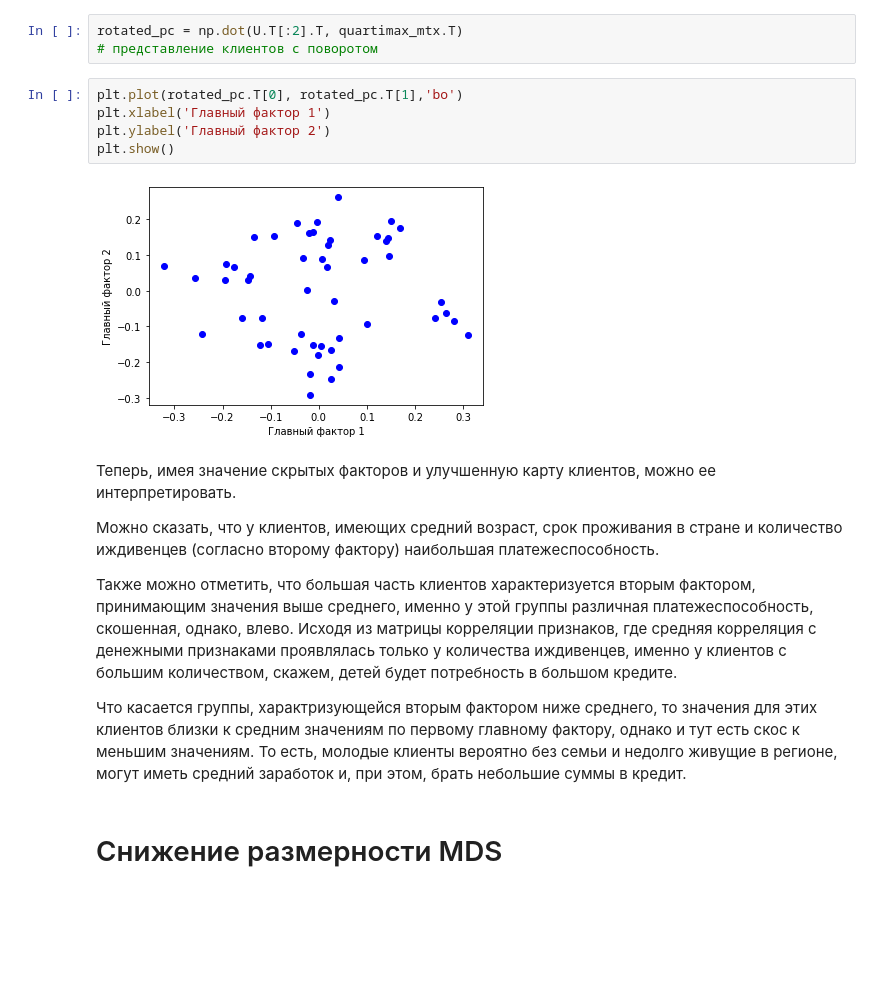
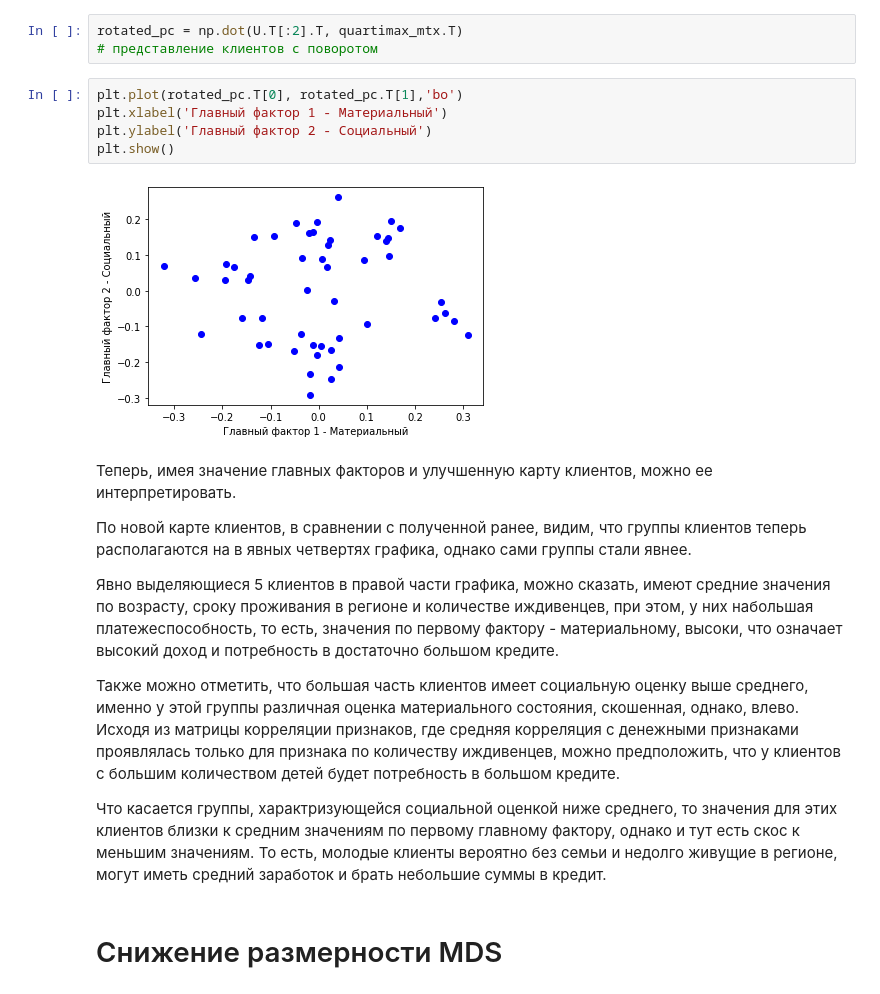
Before and after one commit to zozunin/classic-data-analysis-methods, a Jupyter notebook: DZ2_13.ipynb, the cells around one changed output. Cells and saved outputs as stored; diff of their text form; blank space fills up the shorter version.

```diff
--- a/DZ2_13.ipynb
+++ b/DZ2_13.ipynb
@@ -363,19 +367,21 @@ rotated_pc = np.dot(U.T[:2].T, quartimax_mtx.T)
 # представление клиентов с поворотом
 # %%
 plt.plot(rotated_pc.T[0], rotated_pc.T[1],'bo')
-plt.xlabel('Главный фактор 1')
-plt.ylabel('Главный фактор 2')
+plt.xlabel('Главный фактор 1 - Материальный')
+plt.ylabel('Главный фактор 2 - Социальный')
 plt.show()
 # %% [output]
-[figure, old version]
+[figure, new version]
 # %% [markdown]
-Теперь, имея значение скрытых факторов и улучшенную карту клиентов, можно ее интерпретировать.
+Теперь, имея значение главных факторов и улучшенную карту клиентов, можно ее интерпретировать.
 
-Можно сказать, что у клиентов, имеющих средний возраст, срок проживания в стране и количество иждивенцев (согласно второму фактору) наибольшая платежеспособность.
+По новой карте клиентов, в сравнении с полученной ранее, видим, что группы клиентов теперь располагаются на в явных четвертях графика, однако сами группы стали явнее.
 
-Также можно отметить, что большая часть клиентов характеризуется вторым фактором, принимающим значения выше среднего, именно у этой группы различная платежеспособность, скошенная, однако, влево. Исходя из матрицы корреляции признаков, где средняя корреляция с денежными признаками проявлялась только у количества иждивенцев, именно у клиентов с большим количеством, скажем, детей будет потребность в большом кредите.
+Явно выделяющиеся 5 клиентов в правой части графика, можно сказать, имеют средние значения по возрасту, сроку проживания в регионе и количестве иждивенцев, при этом, у них набольшая платежеспособность, то есть, значения по первому фактору - материальному, высоки, что означает высокий доход и потребность в достаточно большом кредите.
 
-Что касается группы, характризующейся вторым фактором ниже среднего, то значения для этих клиентов близки к средним значениям по первому главному фактору, однако и тут есть скос к меньшим значениям. То есть, молодые клиенты вероятно без семьи и недолго живущие в регионе, могут иметь средний заработок и, при этом, брать небольшие суммы в кредит.
+Также можно отметить, что большая часть клиентов имеет социальную оценку выше среднего, именно у этой группы различная оценка материального состояния, скошенная, однако, влево. Исходя из матрицы корреляции признаков, где средняя корреляция с денежными признаками проявлялась только для признака по количеству иждивенцев, можно предположить, что у клиентов с большим количеством детей будет потребность в большом кредите.
+
+Что касается группы, характризующейся социальной оценкой ниже среднего, то значения для этих клиентов близки к средним значениям по первому главному фактору, однако и тут есть скос к меньшим значениям. То есть, молодые клиенты вероятно без семьи и недолго живущие в регионе, могут иметь средний заработок и брать небольшие суммы в кредит.
 # %% [markdown]
 # Снижение размерности MDS
 # %% [markdown]
```
Also changed, not shown: parts of 8 cells of this notebook.
